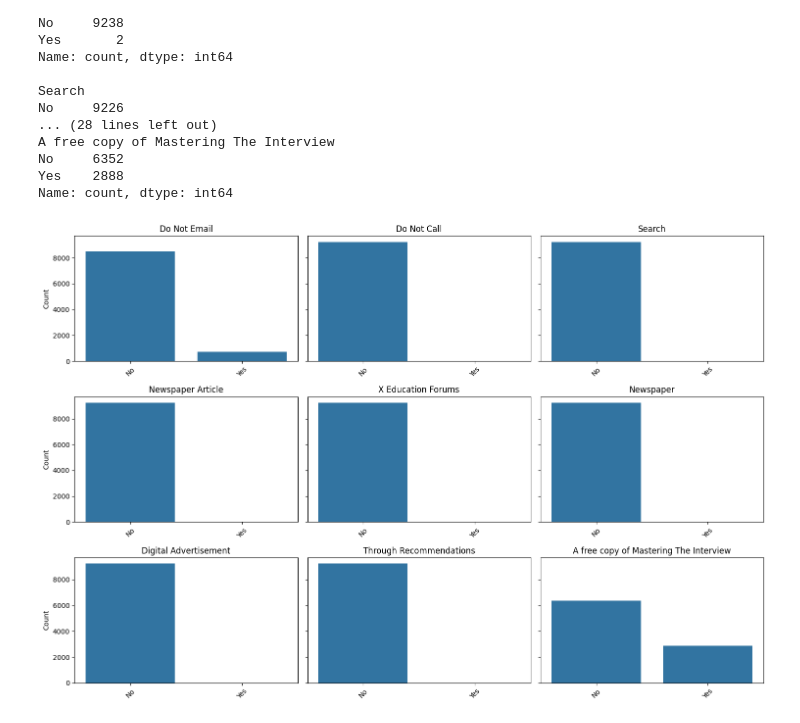
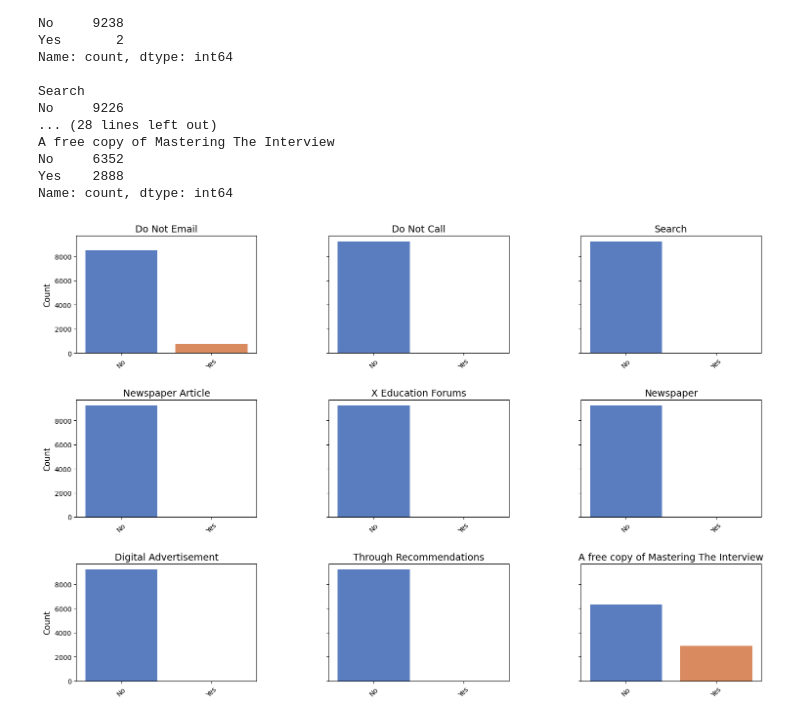
Before and after one commit to surajwate/Education-Lead-Conversion-Model, a Jupyter notebook: notebooks/data_exploration.ipynb, the cells around one changed output. Drawn from its saved outputs; the diff is of its cells as text; code cells hidden in the pictures.

Commit message:
data exploration notebook

```diff
--- a/notebooks/data_exploration.ipynb
+++ b/notebooks/data_exploration.ipynb
@@ -151,18 +193,27 @@ No     6352
 Yes    2888
 Name: count, dtype: int64
 # %%
+import seaborn as sns
+import matplotlib.pyplot as plt
+
 # Plot the distribution of binary columns
 fig, axes = plt.subplots(3, 3, figsize=(15, 10), sharey=True)
 axes = axes.flatten()
 
 for i, col in enumerate(binary_columns):
-    sns.countplot(x=data[col], ax=axes[i])
-    axes[i].set_title(col)
+    sns.countplot(x=data[col], ax=axes[i], palette='muted', hue=data[col], legend=False)
+    axes[i].set_title(col, fontsize=14)
     axes[i].set_xlabel('')  # Remove x-axis label
-    axes[i].set_ylabel('Count')  # Set y-axis label
-    axes[i].tick_params(axis='x', rotation=45)  # Rotate x-axis labels if needed
+    axes[i].set_ylabel('Count', fontsize=12)  # Set y-axis label
+    axes[i].tick_params(axis='x', rotation=45, labelsize=10)  # Rotate x-axis labels if needed
 
+# Adjust layout for better spacing
 plt.tight_layout()
+plt.subplots_adjust(hspace=0.4, wspace=0.4)
+
+# Save the figure in high resolution
+plt.savefig('figures/binary_columns_distribution.png', dpi=300)
+
 plt.show()
 # %% [output]
-[figure, old version]
+[figure, new version]
```
Also changed, not shown: parts of 82 cells of this notebook.
